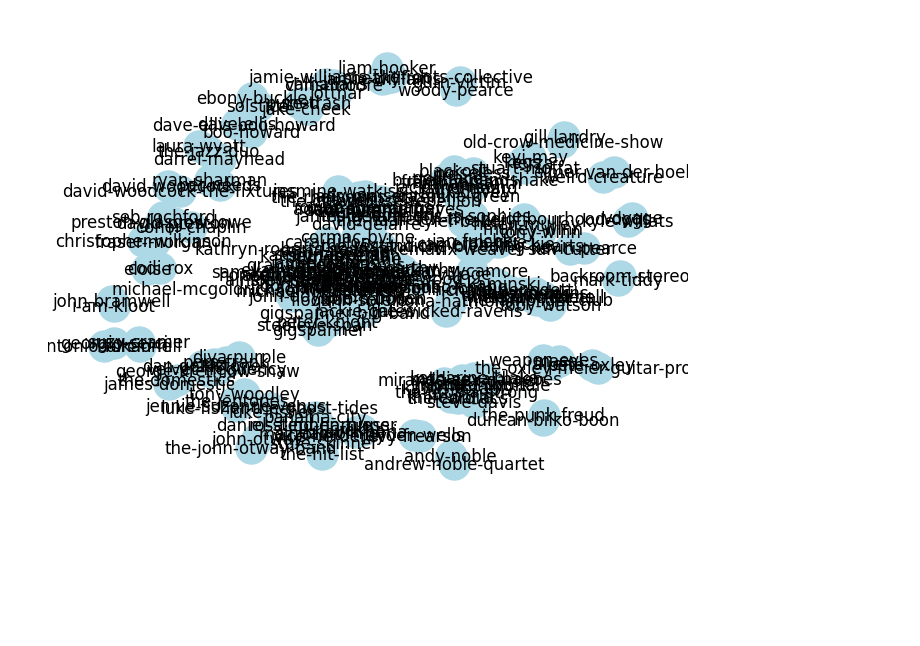
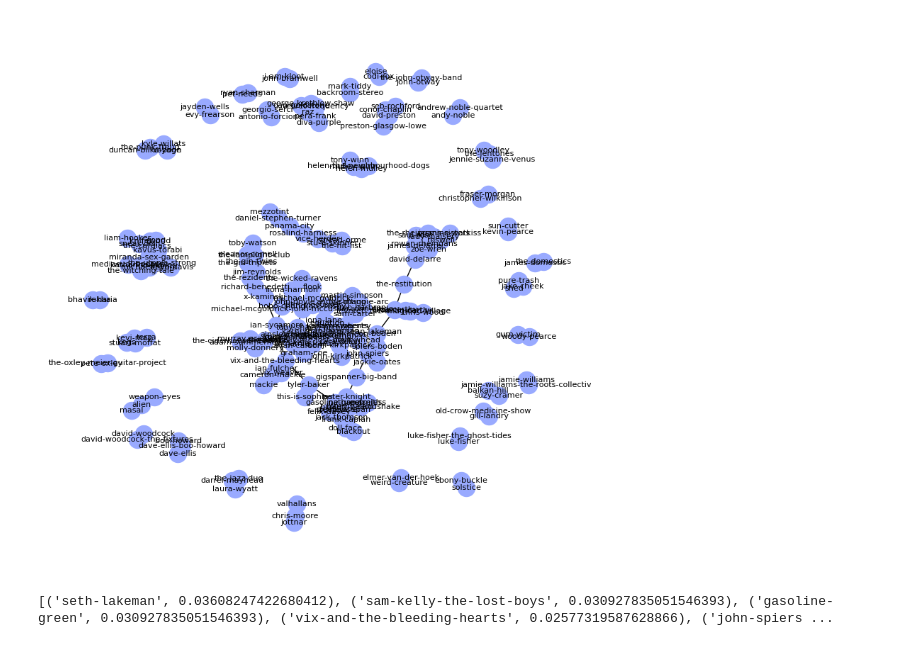
Before and after one commit to simonharris/mlc_graphvis, a Jupyter notebook: Artists01.ipynb, the cells around one changed output. Cells and saved outputs as stored; diff of their text form; code cells hidden in the pictures; blank space fills up the shorter version.

Commit message:
A few more clunky visualisations

```diff
--- a/Artists01.ipynb
+++ b/Artists01.ipynb
@@ -3,10 +28,22 @@ import networkx as nx
 # %%
 
-
-G = nx.read_edgelist('artist_rels.csv', data=(('nature',str),))
-
-
-pos = nx.spring_layout(G)
-nx.draw(G, pos, with_labels=True, node_size=500, node_color='lightblue')
+threshold = 1
+nodes_to_keep = [node for node in G.nodes() if G.degree(node) >= threshold]
+G_filtered = G.subgraph(nodes_to_keep)
+plt.figure(figsize=(8, 8))
+pos = nx.spring_layout(G_filtered)
+nx.draw_networkx_nodes(G_filtered, pos, node_color='#99aaff')  # pale gray nodes
+nx.draw_networkx_edges(G_filtered, pos)
+nx.draw_networkx_labels(G_filtered, pos, font_size=8)  # smaller labels
+plt.axis('off')
+plt.tight_layout()
+plt.show()
 # %% [output]
-[figure, old version]
+[figure, new version]
+# %%
+centrality = nx.degree_centrality(G)
+centrality = nx.degree_centrality(G)
+sorted_centrality = sorted(centrality.items(), key=lambda x: x[1], reverse=True)
+print(sorted_centrality[:10])
+# %% [output]
+[('seth-lakeman', 0.03608247422680412), ('sam-kelly-the-lost-boys', 0.030927835051546393), ('gasoline-green', 0.030927835051546393), ('vix-and-the-bleeding-hearts', 0.02577319587628866), ('john-spiers ...
```
Also changed, not shown: parts of 5 cells of this notebook.
